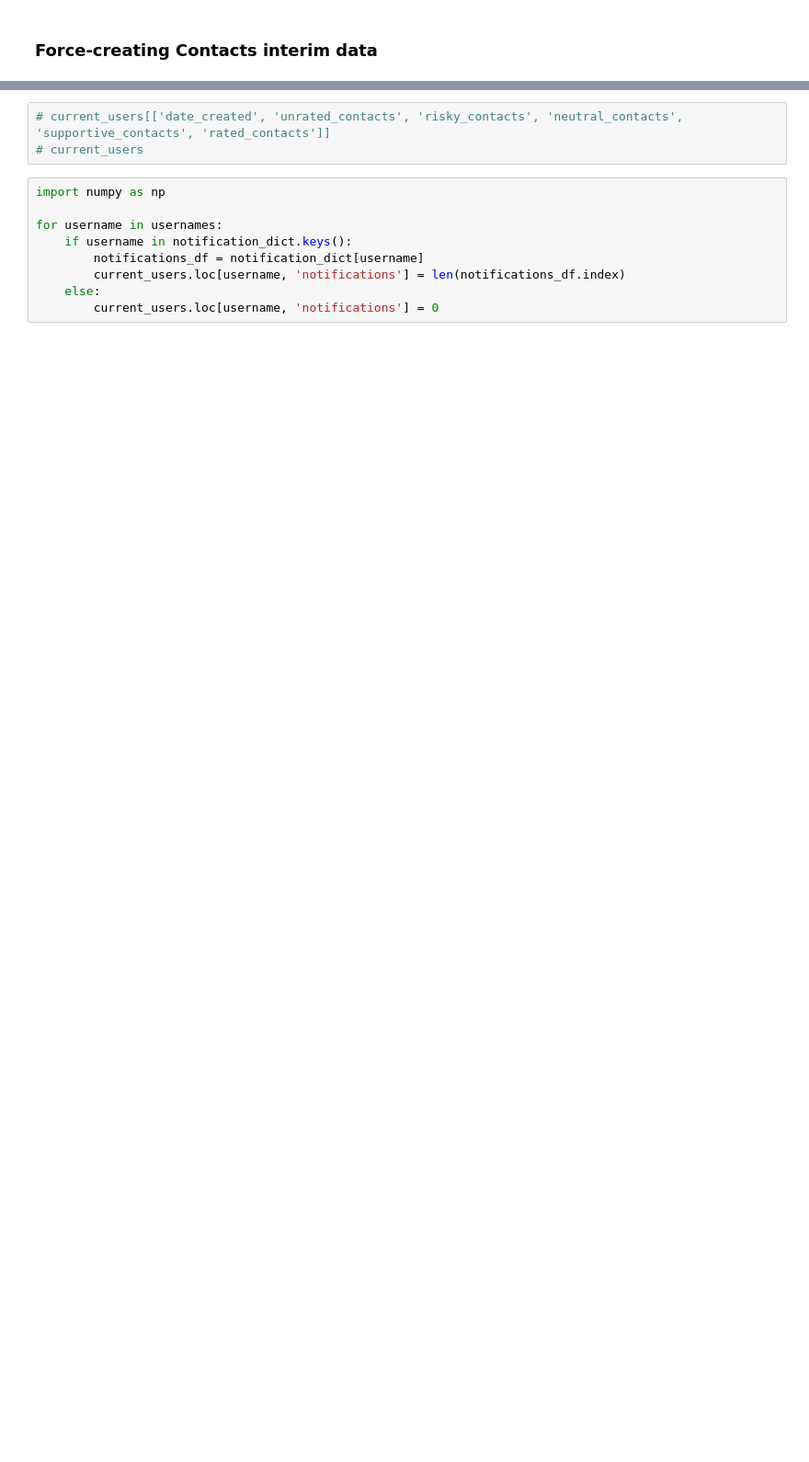
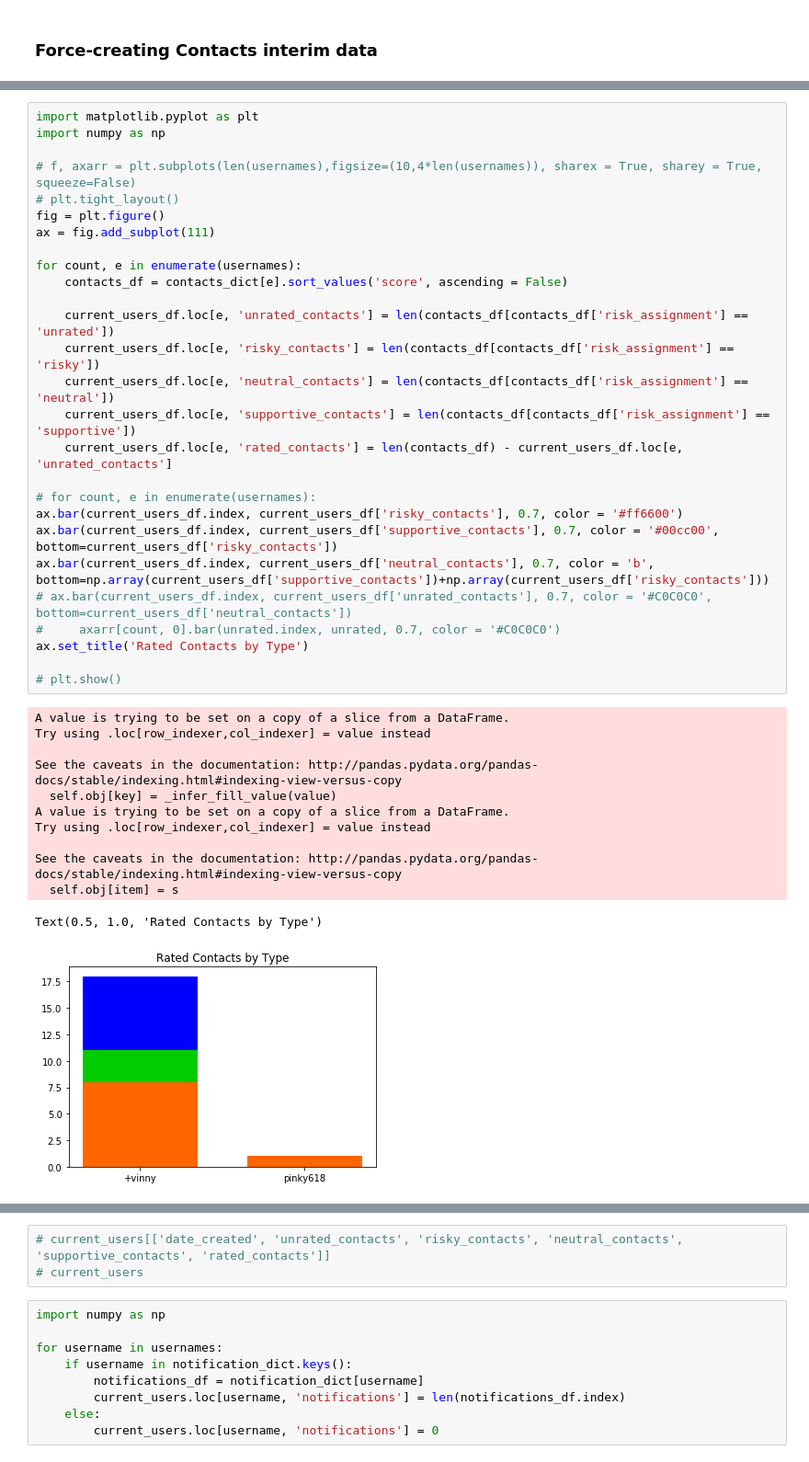
Before and after one commit to HeyCharlie2016/analysis, a Jupyter notebook: notebooks/EarlyUserStats.ipynb, the cells around one changed output, grey strips where cells are left out. Shown: that part at 92% size. Drawn from its saved outputs; the diff is of its cells as text; blank space fills up the shorter version.

```diff
--- a/notebooks/EarlyUserStats.ipynb
+++ b/notebooks/EarlyUserStats.ipynb
@@ -158,0 +217,40 @@ TypeError: 'AxesSubplot' object does not support indexing
+# %%
+import matplotlib.pyplot as plt
+import numpy as np
+
+# f, axarr = plt.subplots(len(usernames),figsize=(10,4*len(usernames)), sharex = True, sharey = True, squeeze=False)
+# plt.tight_layout()
+fig = plt.figure()
+ax = fig.add_subplot(111)
+
+for count, e in enumerate(usernames):
+    contacts_df = contacts_dict[e].sort_values('score', ascending = False)
+
+    current_users_df.loc[e, 'unrated_contacts'] = len(contacts_df[contacts_df['risk_assignment'] == 'unrated'])
+    current_users_df.loc[e, 'risky_contacts'] = len(contacts_df[contacts_df['risk_assignment'] == 'risky'])
+    current_users_df.loc[e, 'neutral_contacts'] = len(contacts_df[contacts_df['risk_assignment'] == 'neutral'])
+    current_users_df.loc[e, 'supportive_contacts'] = len(contacts_df[contacts_df['risk_assignment'] == 'supportive'])
+    current_users_df.loc[e, 'rated_contacts'] = len(contacts_df) - current_users_df.loc[e, 'unrated_contacts']
+
+# for count, e in enumerate(usernames):
+ax.bar(current_users_df.index, current_users_df['risky_contacts'], 0.7, color = '#ff6600')
+ax.bar(current_users_df.index, current_users_df['supportive_contacts'], 0.7, color = '#00cc00', bottom=current_users_df['risky_contacts'])
+ax.bar(current_users_df.index, current_users_df['neutral_contacts'], 0.7, color = 'b', bottom=np.array(current_users_df['supportive_contacts'])+np.array(current_users_df['risky_contacts']))
+# ax.bar(current_users_df.index, current_users_df['unrated_contacts'], 0.7, color = '#C0C0C0', bottom=current_users_df['neutral_contacts'])
+#     axarr[count, 0].bar(unrated.index, unrated, 0.7, color = '#C0C0C0')
+ax.set_title('Rated Contacts by Type')
+
+# plt.show()
+# %% [output]
+A value is trying to be set on a copy of a slice from a DataFrame.
+Try using .loc[row_indexer,col_indexer] = value instead
+
+See the caveats in the documentation: http://pandas.pydata.org/pandas-docs/stable/indexing.html#indexing-view-versus-copy
+  self.obj[key] = _infer_fill_value(value)
+A value is trying to be set on a copy of a slice from a DataFrame.
+Try using .loc[row_indexer,col_indexer] = value instead
+
+See the caveats in the documentation: http://pandas.pydata.org/pandas-docs/stable/indexing.html#indexing-view-versus-copy
+  self.obj[item] = s
+Text(0.5, 1.0, 'Rated Contacts by Type')
+[figure, added]
```
Also changed, not shown: parts of 19 cells of this notebook, 7 other files.
